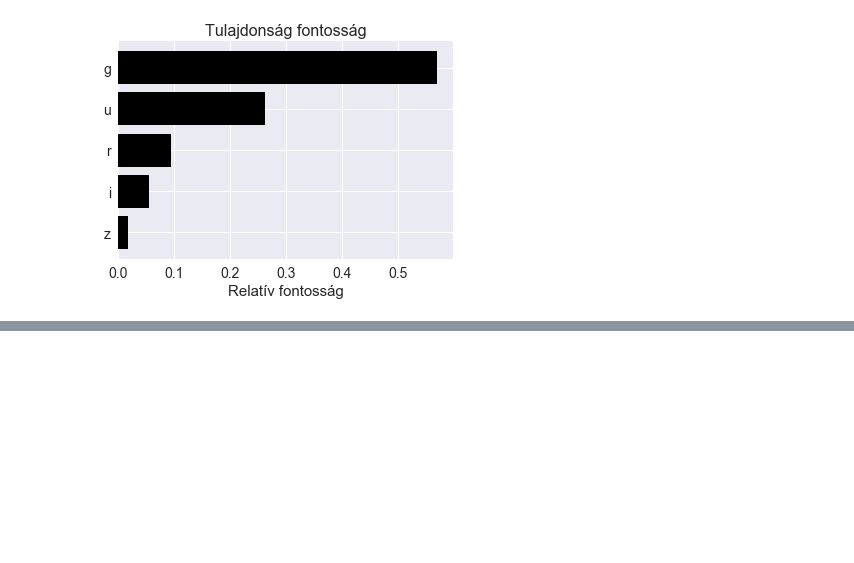
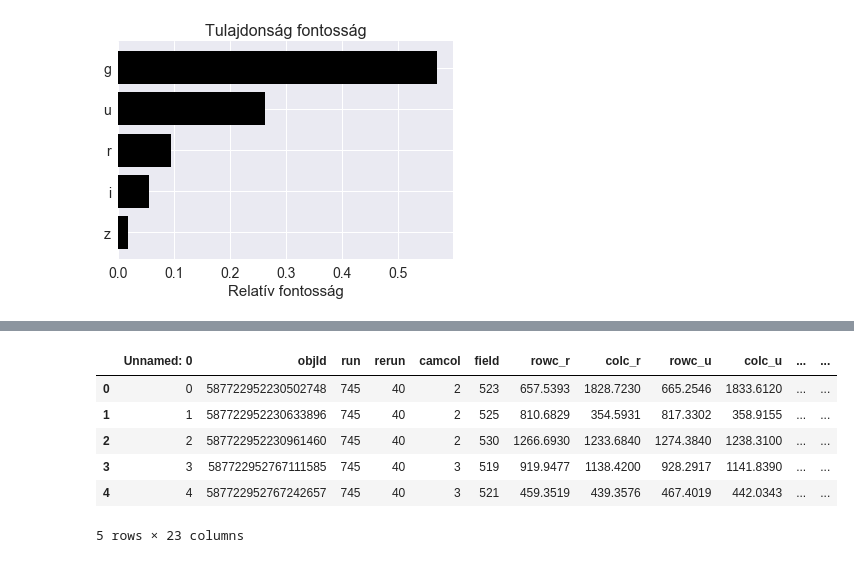
Before and after one commit to hbendeguz/PhotoZ, a Jupyter notebook: DataExp.ipynb, the cells around one changed output, grey strips where cells are left out. Cells and saved outputs as stored; diff of their text form; code cells hidden in the pictures; blank space fills up the shorter version.

```diff
--- a/DataExp.ipynb
+++ b/DataExp.ipynb
@@ -140,0 +197,10 @@ ypred =
+# %%
+raw_data1.head()
+# %% [output]
+|  | Unnamed: 0 | objId | run | rerun | camcol | field | rowc_r | colc_r | rowc_u | colc_u | ... | ... |
+| 0 | 0 | 587722952230502748 | 745 | 40 | 2 | 523 | 657.5393 | 1828.7230 | 665.2546 | 1833.6120 | ... | ... |
+| 1 | 1 | 587722952230633896 | 745 | 40 | 2 | 525 | 810.6829 | 354.5931 | 817.3302 | 358.9155 | ... | ... |
+| 2 | 2 | 587722952230961460 | 745 | 40 | 2 | 530 | 1266.6930 | 1233.6840 | 1274.3840 | 1238.3100 | ... | ... |
+| 3 | 3 | 587722952767111585 | 745 | 40 | 3 | 519 | 919.9477 | 1138.4200 | 928.2917 | 1141.8390 | ... | ... |
+| 4 | 4 | 587722952767242657 | 745 | 40 | 3 | 521 | 459.3519 | 439.3576 | 467.4019 | 442.0343 | ... | ... |
+5 rows × 23 columns
```
Also changed, not shown: parts of 8 cells of this notebook, 15 other files.
